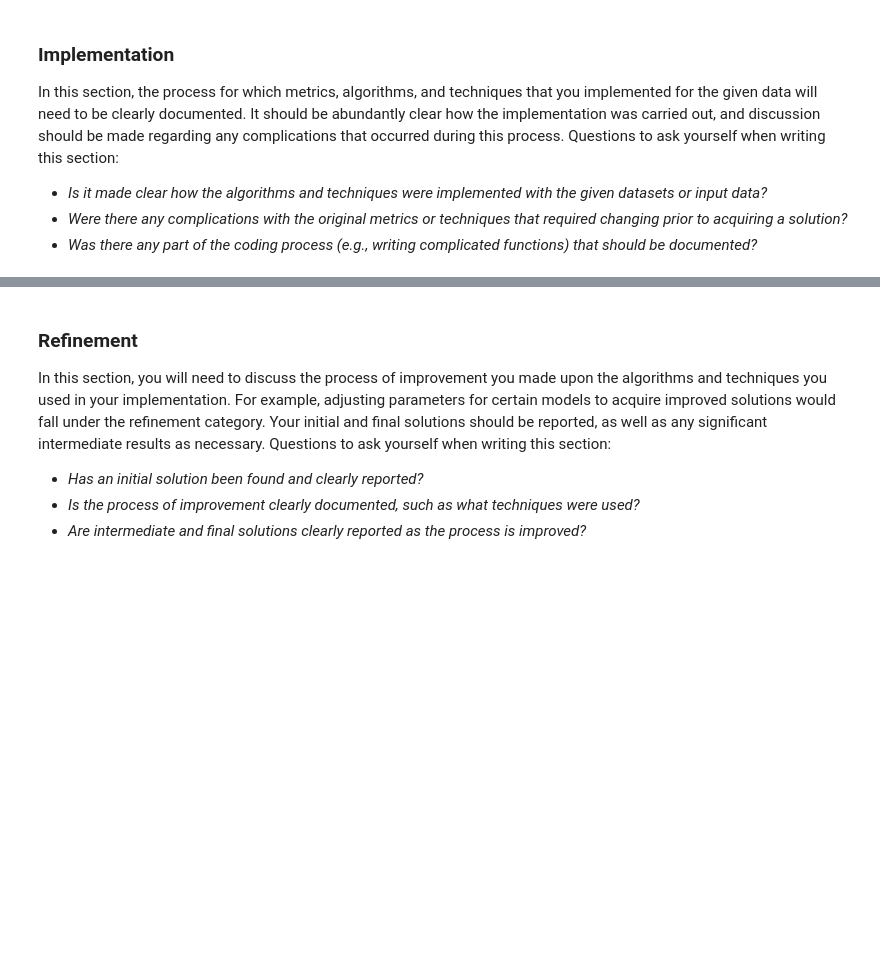
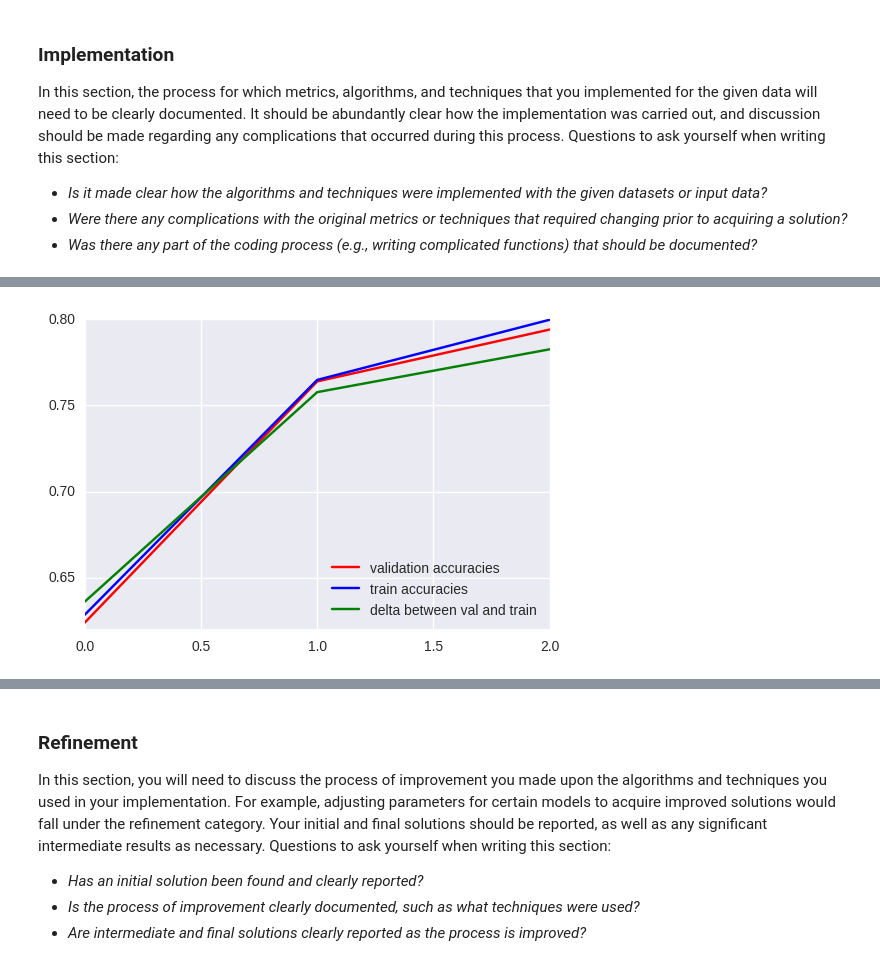
Before and after one commit to VisionTom/Nanodegree_MachineLearning, a Jupyter notebook: 06_Capstone/capstone.ipynb, the cells around one changed output, grey strips where cells are left out. Saved outputs shown, nothing was run; the diff lists cells and outputs as text; code cells hidden in the pictures; blank space fills up the shorter version.

```diff
--- a/06_Capstone/capstone.ipynb
+++ b/06_Capstone/capstone.ipynb
@@ -134,0 +356,2 @@ In this section, all of your preprocessing steps will need to be clearly documen
+# %%
+X_train, X_val, y_train, y_val = train_test_split(X_train, y_train, test_size=0.33, stratify = y_train )
@@ -138,3 +368,6 @@ In this section, the process for which metrics, algorithms, and techniques that
 - _Is it made clear how the algorithms and techniques were implemented with the given datasets or input data?_
 - _Were there any complications with the original metrics or techniques that required changing prior to acquiring a solution?_
 - _Was there any part of the coding process (e.g., writing complicated functions) that should be documented?_
+# %%
+EPOCHS = 10
+BATCH_SIZE = 50
@@ -140,0 +435,26 @@ In this section, the process for which metrics, algorithms, and techniques that
+# %%
+def eval_data(X_data, y_data):
+    """
+    Given a dataset as input returns the loss and accuracy.
+    """
+    # If dataset.num_examples is not divisible by BATCH_SIZE
+    # the remainder will be discarded.
+    # Ex: If BATCH_SIZE is 64 and training set has 55000 examples
+    # steps_per_epoch = 55000 // 64 = 859
+    # num_examples = 859 * 64 = 54976
+    #
+    # So in that case we go over 54976 examples instead of 55000.
+    steps_per_epoch = len(X_data) // BATCH_SIZE
+    num_examples = steps_per_epoch * BATCH_SIZE
+    total_acc, total_loss = 0, 0
+    for step in range(steps_per_epoch):
+        batch_start = step * BATCH_SIZE
+        batch_end = (step + 1) * BATCH_SIZE
+        batch_x = X_data[batch_start:batch_end]
+        batch_y = y_data[batch_start:batch_end]
+
+        loss, acc = sess.run([loss_op, accuracy_op], feed_dict={x: batch_x, y: batch_y, keep_prob: 1.0})
+        total_acc += (acc * batch_x.shape[0])
+        total_loss += (loss * batch_x.shape[0])
+
+    return total_loss/num_examples, total_acc/num_examples
@@ -140,0 +537,10 @@ In this section, the process for which metrics, algorithms, and techniques that
+# %%
+plt.plot(range(EPOCHS), val_accuracies, 'r-',
+        range(EPOCHS), train_accuracies, 'b-',
+        range(EPOCHS), test_accuracies, 'g-')
+        #range(EPOCHS), (list(np.array(val_accuracies) - np.array(train_accuracies))), 'g-')
+#plt.plot(train_accuracies)
+plt.legend(["validation accuracies", "train accuracies", "delta between val and train"],loc='lower right')
+plt.show()
+# %% [output]
+[figure, added]
```
Also changed, not shown: parts of 26 cells of this notebook, 4 other files.
